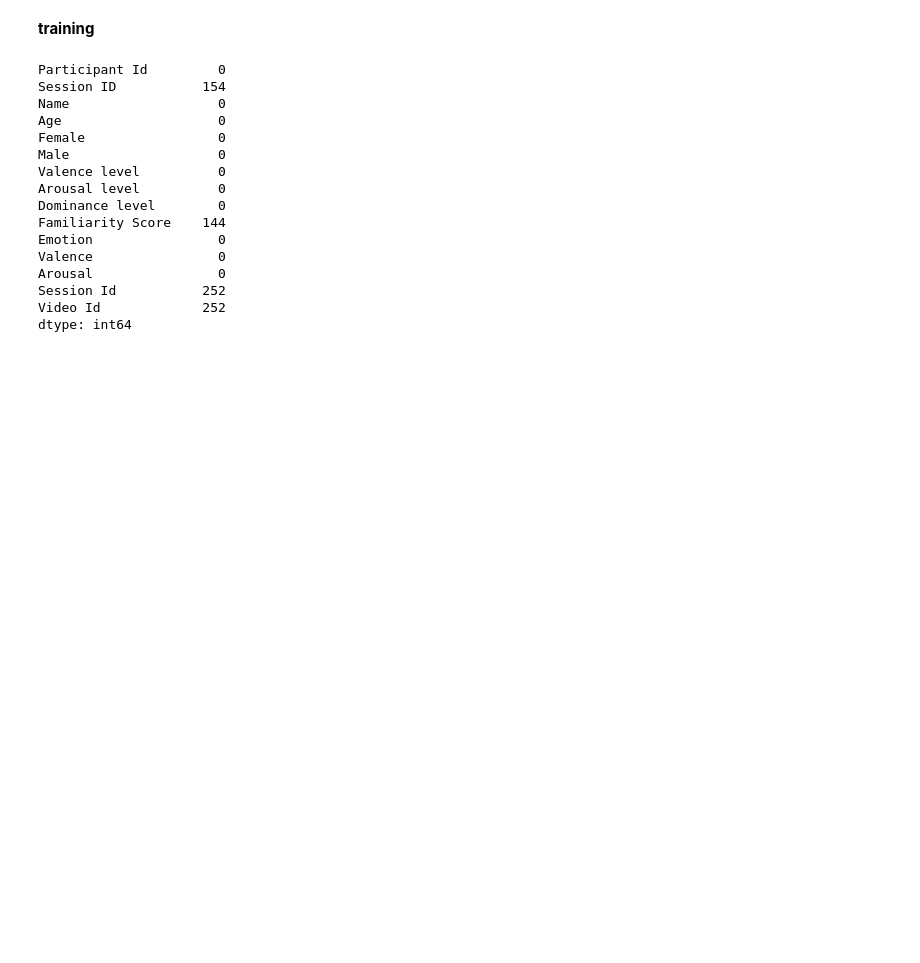
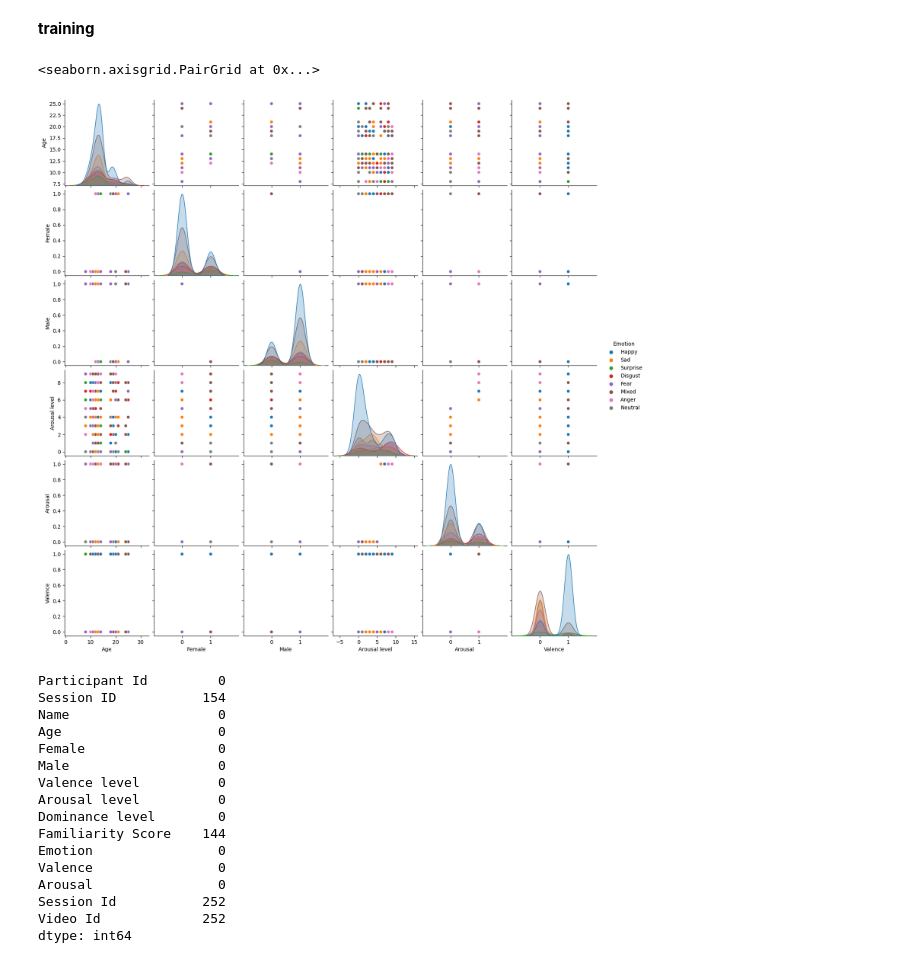
Before and after one commit to ZecretBone/EMOT-DataAnalytics, a Jupyter notebook: heart_rate.ipynb, the cells around one changed output. Cells and saved outputs as stored; diff of their text form; code cells hidden in the pictures; blank space fills up the shorter version.

Commit message:
add pair plot

```diff
--- a/heart_rate.ipynb
+++ b/heart_rate.ipynb
@@ -198,6 +198,13 @@ cl = { 'LA':0, 'HA':1}
 train_d_frame['Arousal'] = train_d_frame['Arousal'].map(cl)
 X = train_d_frame[features]
 y = train_d_frame.iloc[:, 10]
+# %%
+featuress = ['Age', 'Female', 'Male', 'Arousal level', 'Arousal', 'Valence', 'Emotion']
+data_visual = train_d_frame[featuress]
+sns.pairplot(data_visual, hue='Emotion')
+# %% [output]
+<seaborn.axisgrid.PairGrid at 0x...>
+[figure, added]
 # %%
 train_d_frame.isnull().sum()
 # %% [output]
```
Also changed, not shown: parts of 9 cells of this notebook.
